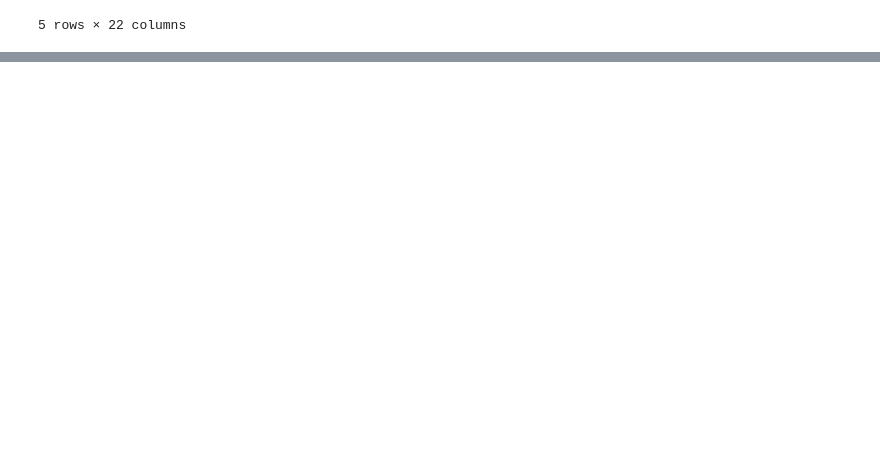
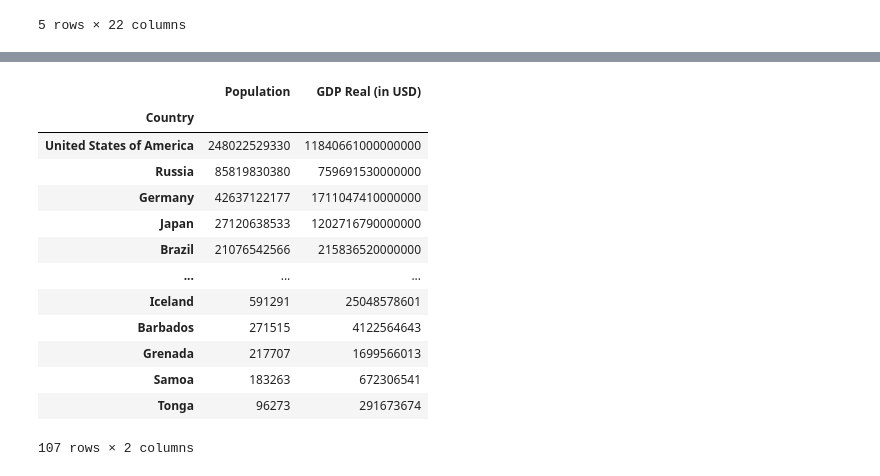
Before and after one commit to AlishaSHM/SMU_PROJECT1_OLYMPICS, a Jupyter notebook: alisha_work/Untitled.ipynb, the cells around one changed output, grey strips where cells are left out. Saved outputs shown, nothing was run; the diff lists cells and outputs as text; code cells hidden in the pictures; blank space fills up the shorter version.

```diff
--- a/alisha_work/Untitled.ipynb
+++ b/alisha_work/Untitled.ipynb
@@ -231,0 +382,20 @@ Name: Population, dtype: int64
+# %%
+# To sort from highest to lowest, ascending=False must be passed in
+population_and_GDP_df = total_summary_df.sort_values(
+    ["Population", "GDP Real (in USD)"], ascending=False)
+population_and_GDP_df
+# %% [output]
+|  | Population | GDP Real (in USD) |
+| Country |  |  |
+| United States of America | 248022529330 | 11840661000000000 |
+| Russia | 85819830380 | 759691530000000 |
+| Germany | 42637122177 | 1711047410000000 |
+| Japan | 27120638533 | 1202716790000000 |
+| Brazil | 21076542566 | 215836520000000 |
+| ... | ... | ... |
+| Iceland | 591291 | 25048578601 |
+| Barbados | 271515 | 4122564643 |
+| Grenada | 217707 | 1699566013 |
+| Samoa | 183263 | 672306541 |
+| Tonga | 96273 | 291673674 |
+107 rows × 2 columns
```
Also changed, not shown: parts of 19 cells of this notebook.
